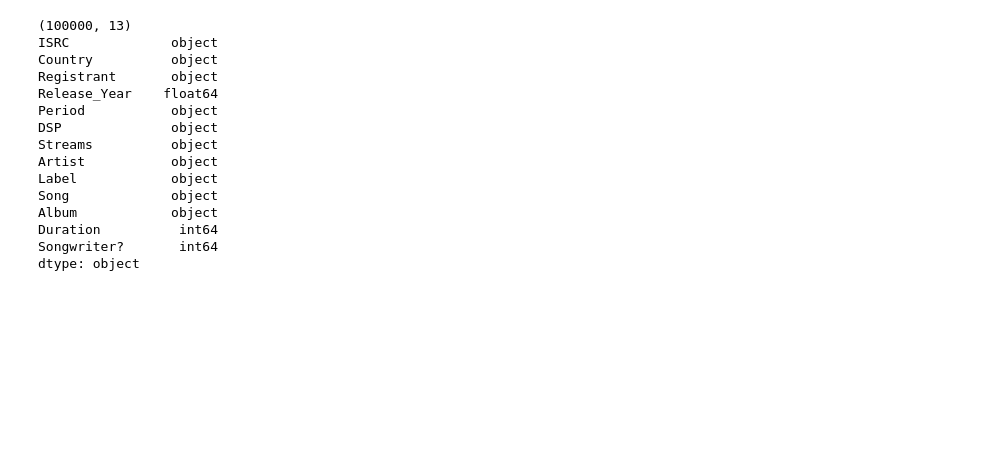
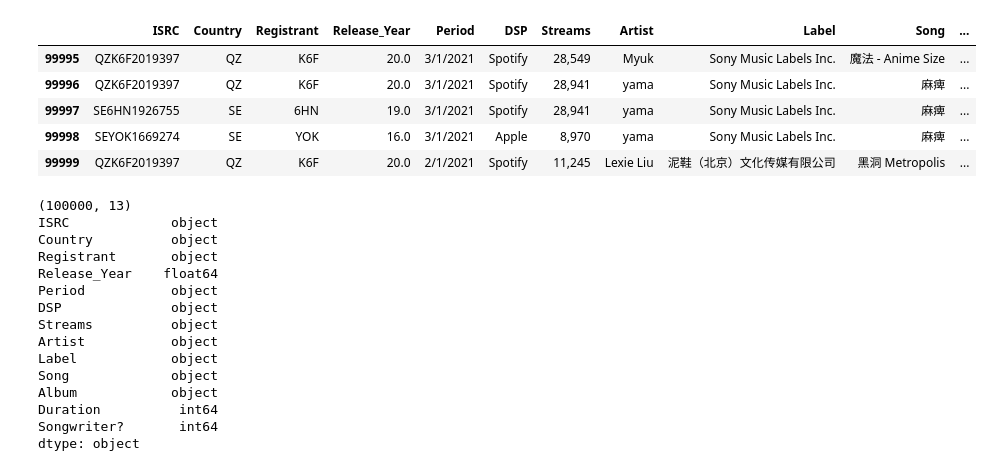
Before and after one commit to NSS-Data-Analytics-Cohort-6/mlc-project-nan-nagini, a Jupyter notebook: notebooks/mlc_jasmine.ipynb, the cells around one changed output. Saved outputs shown, nothing was run; the diff lists cells and outputs as text; code cells hidden in the pictures; blank space fills up the shorter version.

```diff
--- a/notebooks/mlc_jasmine.ipynb
+++ b/notebooks/mlc_jasmine.ipynb
@@ -26,6 +26,15 @@ mlc_df.head()
 | 2 | USSM12102263 | US | SM1 | 21.0 | NaN | SoundCloud | 261,280 | LUCKY3RD | LUCKY3RD | Life Goes On LUCKY3RD | ... |
 | 3 | USLD91731547 | US | LD9 | 17.0 | 2/1/2021 | Trebel | 5 | Bachata & Merengue Mix | Orchard | No dudes de mi- Merengue & Bachat... | ... |
 | 4 | USAT22007048 | US | AT2 | 20.0 | NaN | AudioMack | 62,105 | Foolio | NaN | WHEN I SEE YOU REMIX | ... |
+# %%
+mlc_df.tail()
+# %% [output]
+|  | ISRC | Country | Registrant | Release_Year | Period | DSP | Streams | Artist | Label | Song | ... |
+| 99995 | QZK6F2019397 | QZ | K6F | 20.0 | 3/1/2021 | Spotify | 28,549 | Myuk | Sony Music Labels Inc. | 魔法 - Anime Size | ... |
+| 99996 | QZK6F2019397 | QZ | K6F | 20.0 | 3/1/2021 | Spotify | 28,941 | yama | Sony Music Labels Inc. | 麻痺 | ... |
+| 99997 | SE6HN1926755 | SE | 6HN | 19.0 | 3/1/2021 | Spotify | 28,941 | yama | Sony Music Labels Inc. | 麻痺 | ... |
+| 99998 | SEYOK1669274 | SE | YOK | 16.0 | 3/1/2021 | Apple | 8,970 | yama | Sony Music Labels Inc. | 麻痺 | ... |
+| 99999 | QZK6F2019397 | QZ | K6F | 20.0 | 2/1/2021 | Spotify | 11,245 | Lexie Liu | 泥鞋（北京）文化传媒有限公司 | 黑洞 Metropolis | ... |
 # %%
 # Inspecting the dataframe made from mlc_data.csv
 print(mlc_df.shape)
```
Also changed, not shown: parts of 13 cells of this notebook.
